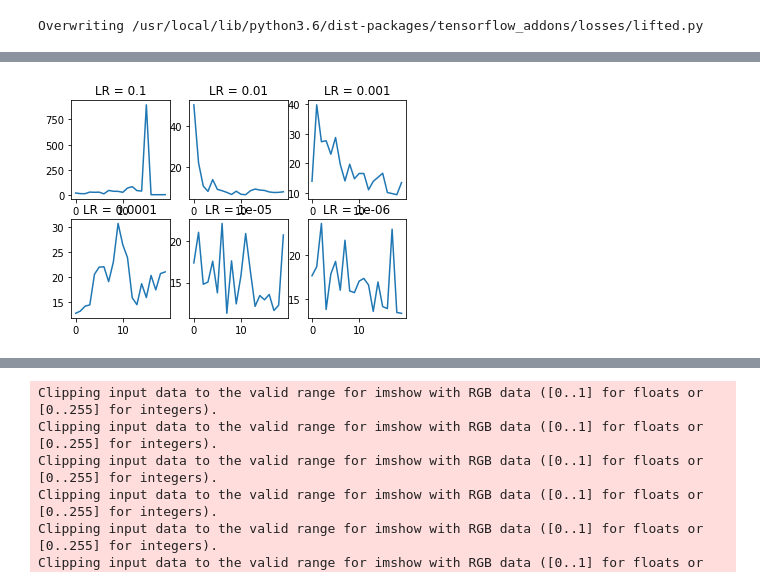
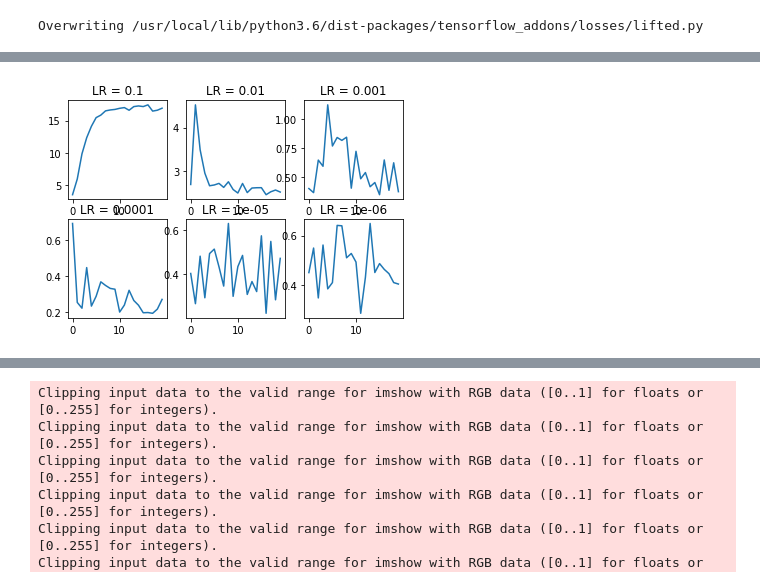
Before and after one commit to slala2121/Triplet-net-keras, a Jupyter notebook: cifar10_vgg.ipynb, the cells around one changed output, grey strips where cells are left out. Cells and saved outputs as stored; diff of their text form; code cells hidden in the pictures.

```diff
--- a/cifar10_vgg.ipynb
+++ b/cifar10_vgg.ipynb
@@ -507,7 +507,7 @@ class cifar10vgg:
 
         #training parameters
         batch_size = 128
-        maxepoches = 20
+        maxepoches = 40
         # learning_rate = 0.1
         lr_decay = 1e-6
         lr_drop = 20
@@ -526,7 +526,7 @@ class cifar10vgg:
 
         if self.tune_lr:
           batch_size=10
-          maxepoches=20
+          maxepoches=40
 
           x_train=x_train[0:50]
           y_train=y_train[0:50]
@@ -616,9 +616,9 @@ pretrained_model_path=os.path.join('.','Colab Notebooks','cifar10','cifar10vgg_p
 
 debug=False
 tune_lr=True
-loss_type='lifted'
-model_type='shallow'
-transfer_weights=False
+loss_type='entropy'
+model_type='vgg'
+transfer_weights=True
 
 lrs=[1e-1,1e-2,1e-3,1e-4,1e-5,1e-6]
 fig,ax=plt.subplots(2,3)
@@ -627,7 +627,10 @@ for lr_index,lr in enumerate(lrs):
   print("lr ", lr)
   # model config
 
-  model_helper = cifar10vgg(debug,tune_lr,loss_type,model_type,transfer_weights,pretrained_model_path)
+  # model_helper = cifar10vgg(debug,tune_lr,loss_type,model_type,transfer_weights,pretrained_model_path)
+
+  # fine tuning the classification model
+  model_helper=cifar10vgg(debug,tune_lr,loss_type,model_type,transfer_weights,pretrained_model_path)
 
   # train/evaluate
   trained_model, losses = model_helper.train(model_helper.model,lr)
@@ -643,8 +644,8 @@ WARNING:tensorflow:11 out of the last 11 calls to <function pairwise_distance at
 lr  0.01
 lr  0.001
 lr  0.0001
 lr  1e-05
 lr  1e-06
-[figure, old version]
+[figure, new version]
 # %%
 # model config
```
Also changed, not shown: parts of 13 cells of this notebook.
